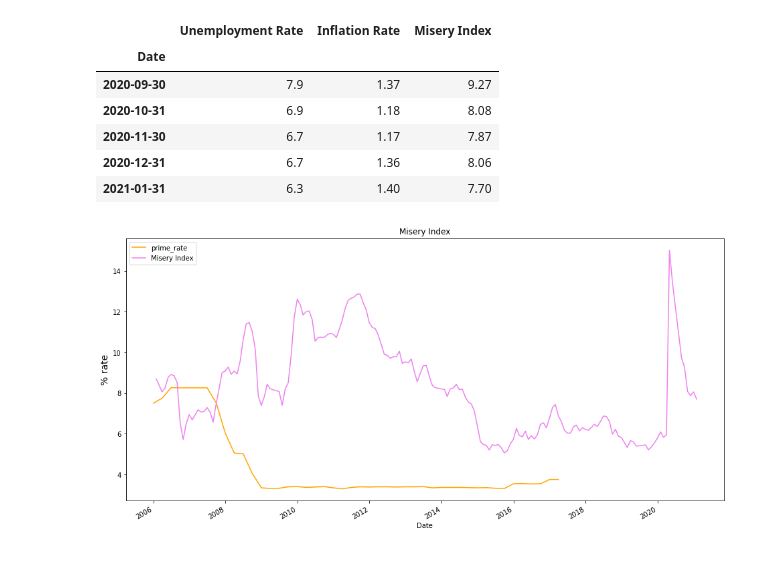
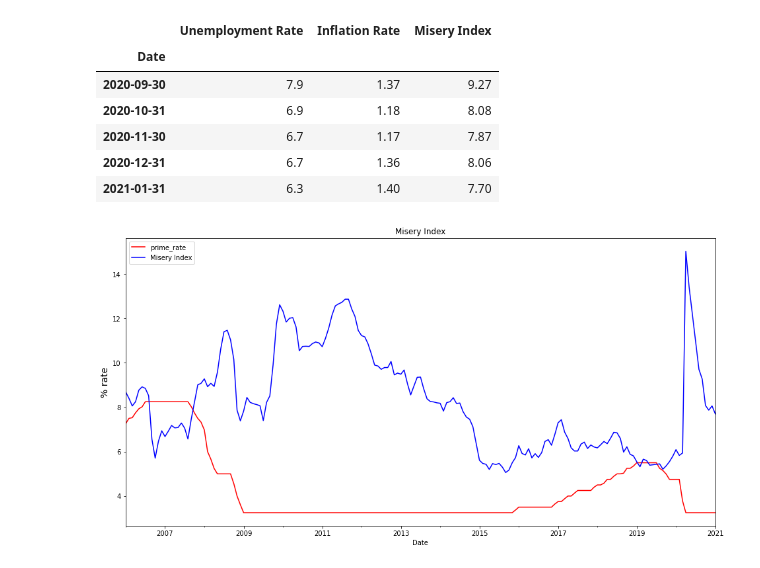
Before and after one commit to Nickoranteng/Stock-market, a Jupyter notebook: Rising_prime_rates.ipynb, the cells around one changed output. Cells and saved outputs as stored; diff of their text form; code cells hidden in the pictures.

Commit message:
stock market

```diff
--- a/Rising_prime_rates.ipynb
+++ b/Rising_prime_rates.ipynb
@@ -13 +19,4 @@ from config import api_key
 Average Reported Prime Rate,Weighted by the Amount Loans Priced Relative to Prime, by Base Pricing Rate
+# %%
+prime_rate=pd.read_csv("../Stock-market/static/data/MPRIME.csv")
+prime_rate.tail()
@@ -14,3 +30,3 @@ Average Reported Prime Rate,Weighted by the Amount Loans Priced Relative to Prim
 # %%
-prime_rate = quandl.get("FRED/EWNQ", authtoken = api_key)
-prime_rate.tail()
+# prime_rate = quandl.get("FRED/EWNQ", authtoken = api_key)
+# prime_rate.tail()
@@ -35,6 +36,9 @@ prime_rate_df.tail()
+# %%
+# change datatype of date column to datetime
+prime_rate['Date'] = pd.to_datetime(prime_rate['Date'])
 # %%
 # Filter data for 15 years
-filtered_prime_rate = prime_rate_df.loc[(prime_rate_df['Date'] >= '2006-01-01') ]
+filtered_prime_rate = prime_rate.loc[(prime_rate['Date'] >= '2006-01-01') ]
 
 filtered_prime_rate.tail()
 # %% [output]
@@ -205,14 +259,14 @@ Misery_index_filtered_df.tail()
 # %%
 # plot based on opening prices
 fig,ax = plt.subplots()
-filtered_prime_rate_df['Value'].plot( label = 'prime_rate', figsize = (16,8),color="orange")
-Misery_index_filtered_df['Misery Index'].plot (label = 'Misery Index',color="violet")
+filtered_prime_rate_df['MPRIME'].plot( label = 'prime_rate', figsize = (16,8),color="red")
+Misery_index_filtered_df['Misery Index'].plot (label = 'Misery Index',color="blue")
 #Misery_index_filtered_df['Inflation Rate'].plot (label = 'inflation')
 #Misery_index_filtered_df['Unemployment Rate'].plot (label = 'unemployment')
 
 #fed_funds_rate['Value'].plot(label = 'federal funds rate', title='Federal funds rate vrs prime rate')
 ax.set_ylabel("% rate",fontsize=14)
 ax.set_title("Misery Index")
 plt.legend();
 # %% [output]
-[figure, old version]
+[figure, new version]
```
Also changed, not shown: parts of 18 cells of this notebook, 2 other files.
